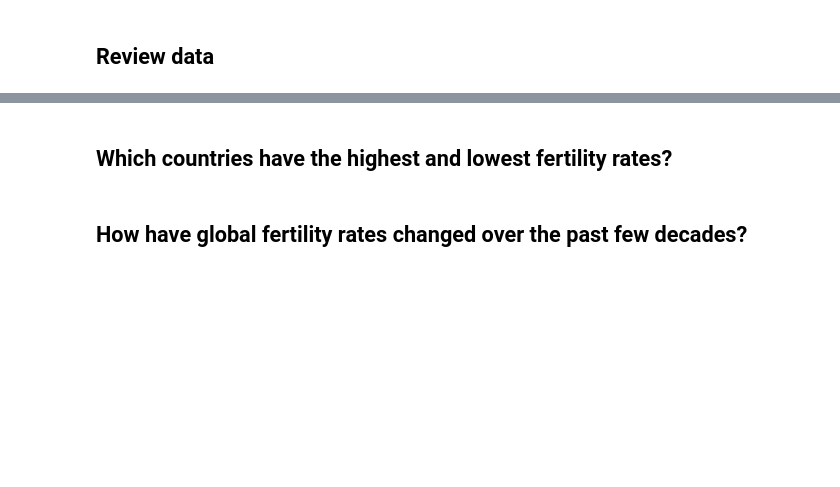
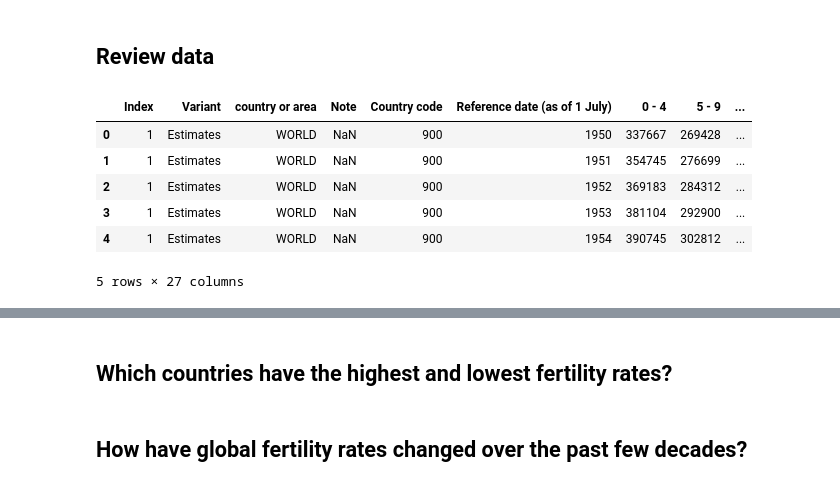
Before and after one commit to KarenDLP/World_Population_Project, a Jupyter notebook: KarenDLP_Fertility_Rates.ipynb, the cells around one changed output, grey strips where cells are left out. Cells and saved outputs as stored; diff of their text form; code cells hidden in the pictures; blank space fills up the shorter version.

```diff
--- a/KarenDLP_Fertility_Rates.ipynb
+++ b/KarenDLP_Fertility_Rates.ipynb
@@ -21,0 +6,22 @@ import seaborn as sns
+# %%
+one = pd.read_excel(r'United Nations Excel_Data\1 age population of both sexes birthyears.xlsx')
+two = pd.read_excel(r'United Nations Excel_Data\2 female by age.xlsx')
+three = pd.read_excel(r'United Nations Excel_Data\3 male by age.xlsx')
+four = pd.read_excel(r'United Nations Excel_Data\4 life expectancy at birth (1950-2050).xls.xlsx')
+five = pd.read_excel(r'United Nations Excel_Data\5 total population by genders (2000-2050).xlsx')
+six = pd.read_excel(r'United Nations Excel_Data\6 Gender by ratio.xlsx')
+seven = pd.read_excel(r'United Nations Excel_Data\7 Births total by year (1950-2050).xlsx')
+eight = pd.read_excel(r'United Nations Excel_Data\8 womens age when giving birth (1950-2050).xlsx')
+nine = pd.read_excel(r'United Nations Excel_Data\9_births by age of Mother (1995-2050).xlsx')
+ten = pd.read_excel(r'United Nations Excel_Data\10 Net Reproduction Rate (1950-2050).xlsx')
+eleven = pd.read_excel(r'United Nations Excel_Data\11 Median age of a country.xlsx')
+twelve = pd.read_excel(r'United Nations Excel_Data\12 Male Deaths by Age Group.xlsx')
+thirteen = pd.read_excel(r'United Nations Excel_Data\13 Female Deaths by Age_group (1995-2050).xlsx')
+fourteen = pd.read_excel(r'United Nations Excel_Data\14 Infant Mortality (1950-2050).xlsx')
+fifteen = pd.read_excel(r'United Nations Excel_Data\15 Total Deaths.xlsx')
+sixteen = pd.read_excel(r'United Nations Excel_Data\16_Deaths by age_groups (1995-2050).xlsx')
+seventeen = pd.read_excel(r'United Nations Excel_Data\17_ Crude Births_Deaths and Growth rates (1950-2050).xlsx')
+eighteen = pd.read_excel(r'United Nations Excel_Data\18 is a population growing.xlsx')
+#nineteen = pd.read_excel(r'United Nations Excel_Data\19 Policy questions.xlsx')
+twenty = pd.read_excel(r'United Nations Excel_Data\20 Yearly Fertility Percentage (1950-2050).xlsx')
+twentyone = pd.read_excel(r'United Nations Excel_Data\21 Total population.xlsx')
@@ -22,2 +78,12 @@ import seaborn as sns
 # %% [markdown]
 ## Review data
+# %%
+one.head()
+# %% [output]
+|  | Index | Variant | country or area | Note | Country code | Reference date (as of 1 July) | 0 - 4 | 5 - 9 | ... |
+| 0 | 1 | Estimates | WORLD | NaN | 900 | 1950 | 337667 | 269428 | ... |
+| 1 | 1 | Estimates | WORLD | NaN | 900 | 1951 | 354745 | 276699 | ... |
+| 2 | 1 | Estimates | WORLD | NaN | 900 | 1952 | 369183 | 284312 | ... |
+| 3 | 1 | Estimates | WORLD | NaN | 900 | 1953 | 381104 | 292900 | ... |
+| 4 | 1 | Estimates | WORLD | NaN | 900 | 1954 | 390745 | 302812 | ... |
+5 rows × 27 columns
```
Also changed, not shown: parts of 33 cells of this notebook.
